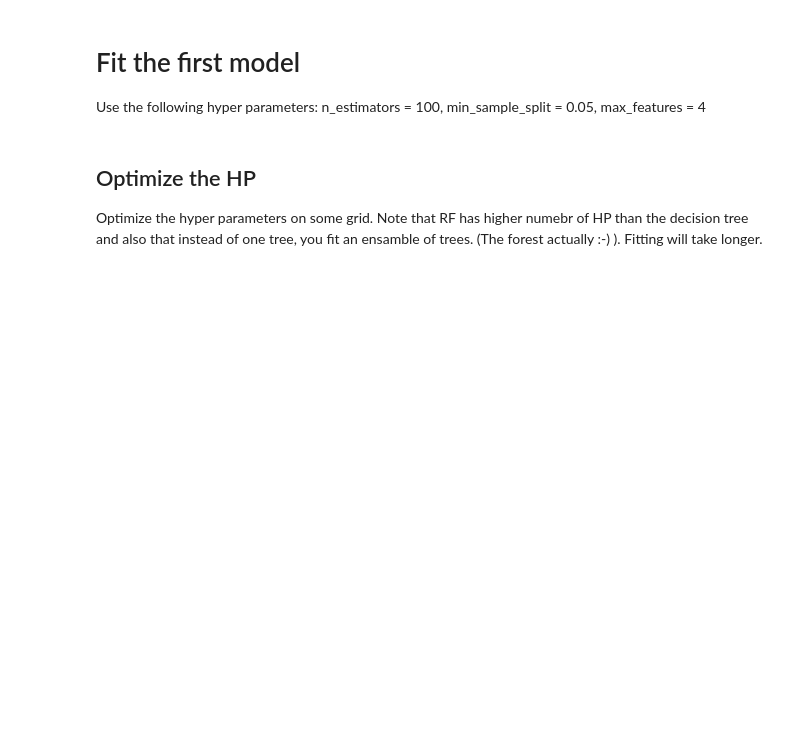
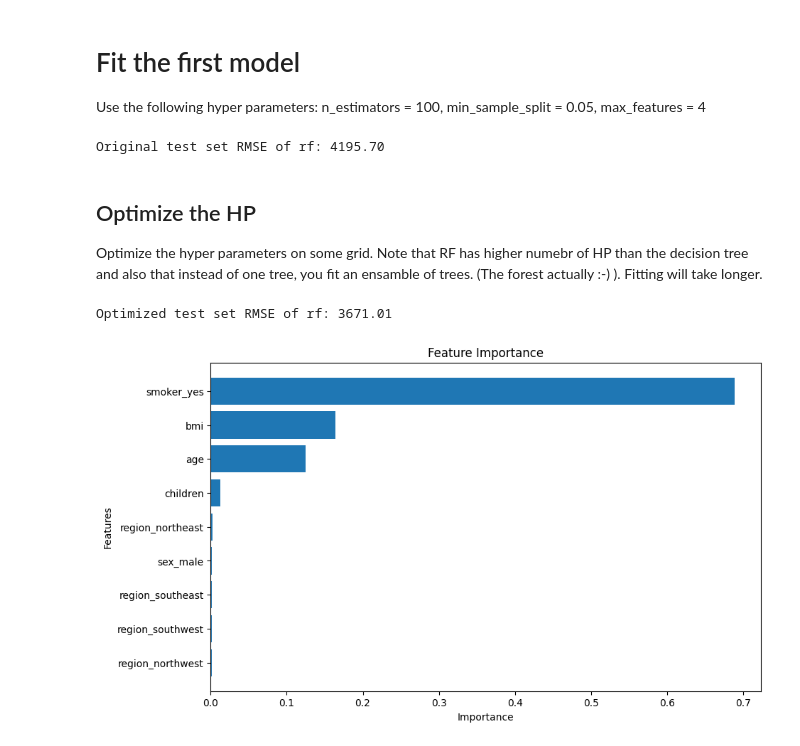
Before and after one commit to ViktorSivek/Data_X_school, a Jupyter notebook: notebooks/rforest_regression_v06_student.ipynb, the cells around one changed output. Saved outputs shown, nothing was run; the diff lists cells and outputs as text; code cells hidden in the pictures; blank space fills up the shorter version.

```diff
--- a/notebooks/rforest_regression_v06_student.ipynb
+++ b/notebooks/rforest_regression_v06_student.ipynb
@@ -60,6 +62,21 @@ Use the following hyper parameters:  n_estimators = 100, min_sample_split = 0.05
 # Predict the test set labels 'y_pred'
 
 # Evaluate the test set RMSE
+
+# Instantiate the RandomForestRegressor with initial hyperparameters
+rf = RandomForestRegressor(n_estimators=100, min_samples_split=0.05, max_features=4, random_state=SEED)
+
+# Fit the model
+rf.fit(X_train, y_train.values.ravel())
+
+# Predict test set labels
+y_pred = rf.predict(X_test)
+
+# Compute RMSE
+rmse = np.sqrt(mean_squared_error(y_test, y_pred))
+print(f'Original test set RMSE of rf: {rmse:.2f}')
+# %% [output]
+Original test set RMSE of rf: 4195.70
 # %% [markdown]
 ## Optimize the HP
 Optimize the hyper parameters on some grid. Note that RF has higher numebr of HP than the decision tree and also that instead of one tree, you fit an ensamble of trees. (The forest actually :-) ). Fitting will take longer.
@@ -73,3 +83,49 @@ Optimize the hyper parameters on some grid. Note that RF has higher numebr of HP
+# %%
+# Create the grid
+
+#reinstantiate RandomForestRegressor regressor with empty hyper parameter set
+
+
+# Instantiate the GridSearchCV with random fores as estimator and 3-fold cross validation
+
+# Hyperparameter optimization
+param_grid = {
+    'n_estimators': [50, 100, 200],
+    'min_samples_split': [0.02, 0.05, 0.1],
+    'max_features': [2, 4, 6]
+}
+
+# Instantiate GridSearchCV
+rf_grid = GridSearchCV(RandomForestRegressor(random_state=SEED), param_grid, cv=3, scoring='neg_mean_squared_error', n_jobs=-1)
+
+# Fit grid search
+rf_grid.fit(X_train, y_train.values.ravel())
+
+# Get best parameters and best estimator
+best_params = rf_grid.best_params_
+best_rf = rf_grid.best_estimator_
+
+# Predict test set labels using optimized model
+y_pred_opt = best_rf.predict(X_test)
+rmse_test_cv = np.sqrt(mean_squared_error(y_test, y_pred_opt))
+
+print(f'Optimized test set RMSE of rf: {rmse_test_cv:.2f}')
+# %% [output]
+Optimized test set RMSE of rf: 3671.01
+# %%
+# Feature importance plot
+importances = best_rf.feature_importances_
+sorted_index = np.argsort(importances)
+labels = X_train.columns[sorted_index]
+
+plt.figure(figsize=(10, 6))
+plt.barh(range(X_train.shape[1]), importances[sorted_index], tick_label=labels)
+plt.title('Feature Importance')
+plt.xlabel('Importance')
+plt.ylabel('Features')
+plt.show()
+# %% [output]
+[figure, added]
 # %%
 # Fit the grid search to the data
 
```
Also changed, not shown: parts of 4 cells of this notebook, 1 other file.
